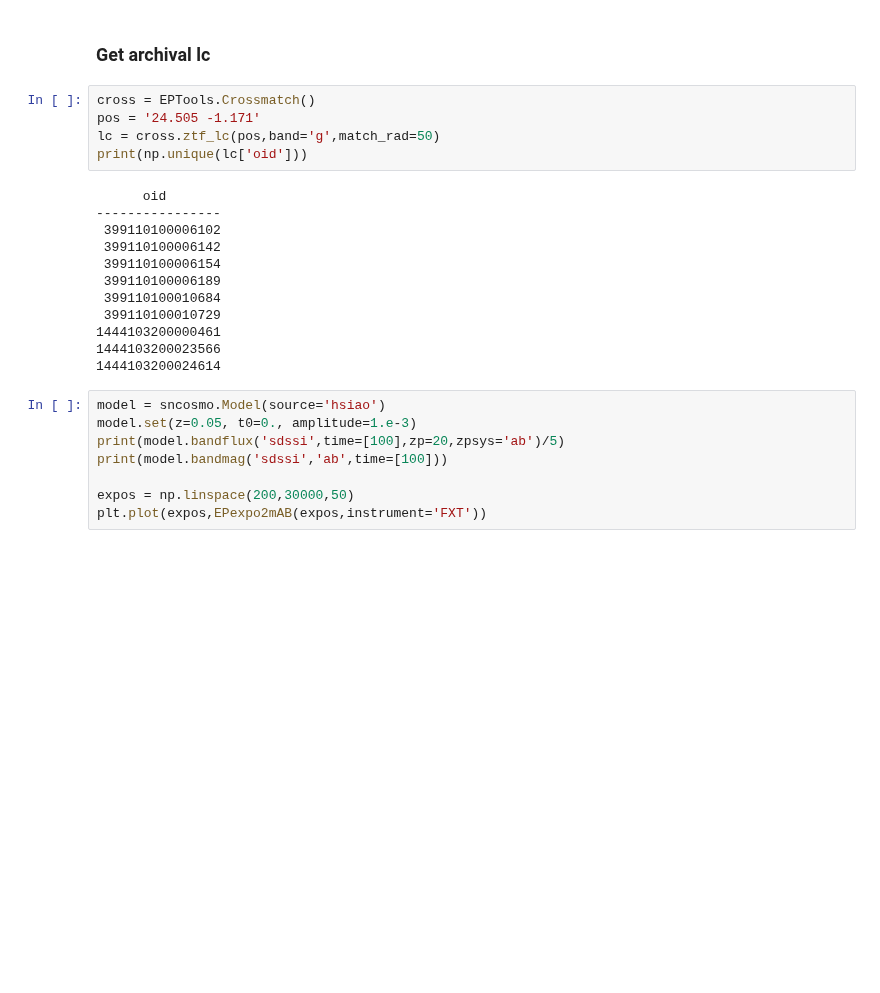
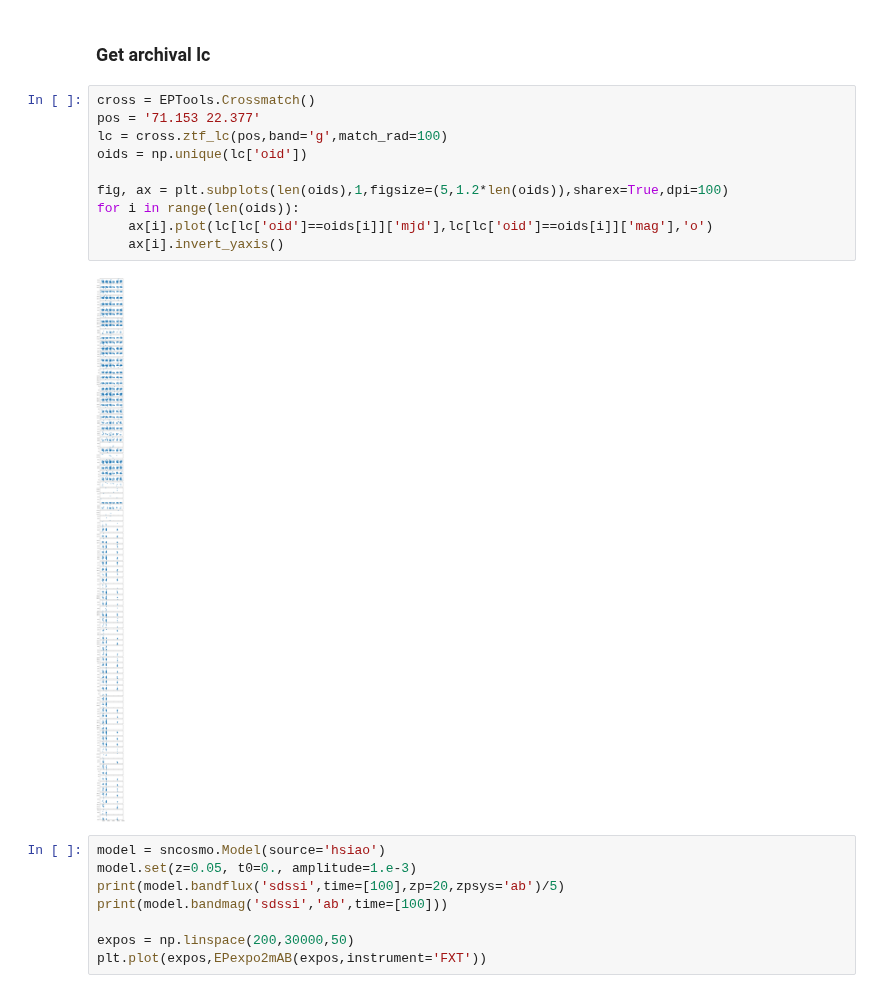
Before and after one commit to LAujust/EPTools, a Jupyter notebook: Examples.ipynb, the cells around one changed output. Drawn from its saved outputs; the diff is of its cells as text; blank space fills up the shorter version.

```diff
--- a/Examples.ipynb
+++ b/Examples.ipynb
@@ -25,23 +25,18 @@ from ligo.skymap.io.fits import read_sky_map
 #get_config_dir()
 # %% [markdown]
 ### Get archival lc
-# %%
-cross = EPTools.Crossmatch()
-pos = '24.505 -1.171'
-lc = cross.ztf_lc(pos,band='g',match_rad=50)
-print(np.unique(lc['oid']))
-# %% [output]
-      oid
-----------------
- 399110100006102
- 399110100006142
- 399110100006154
- 399110100006189
- 399110100010684
- 399110100010729
-1444103200000461
-1444103200023566
-1444103200024614
+# %%
+cross = EPTools.Crossmatch()
+pos = '71.153 22.377'
+lc = cross.ztf_lc(pos,band='g',match_rad=100)
+oids = np.unique(lc['oid'])
+
+fig, ax = plt.subplots(len(oids),1,figsize=(5,1.2*len(oids)),sharex=True,dpi=100)
+for i in range(len(oids)):
+    ax[i].plot(lc[lc['oid']==oids[i]]['mjd'],lc[lc['oid']==oids[i]]['mag'],'o')
+    ax[i].invert_yaxis()
+# %% [output]
+[figure, added]
 # %%
 model = sncosmo.Model(source='hsiao')
 model.set(z=0.05, t0=0., amplitude=1.e-3)
```
Also changed, not shown: 1 other file.
